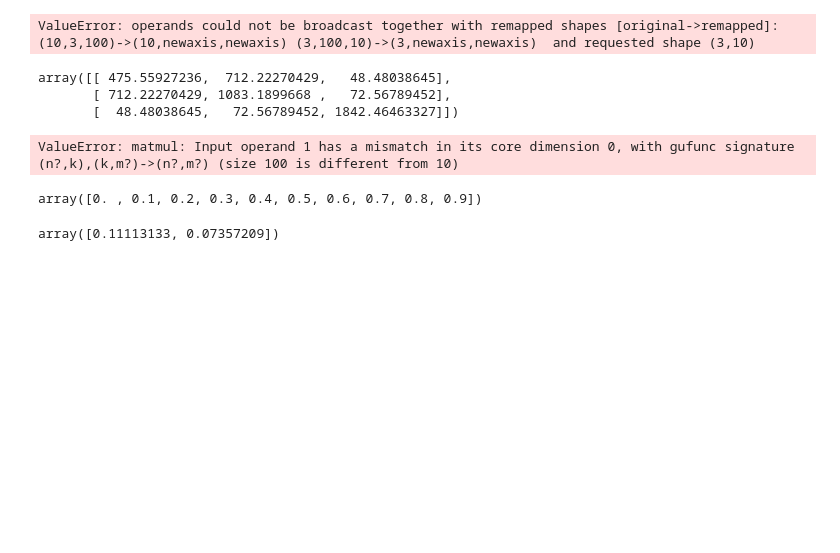
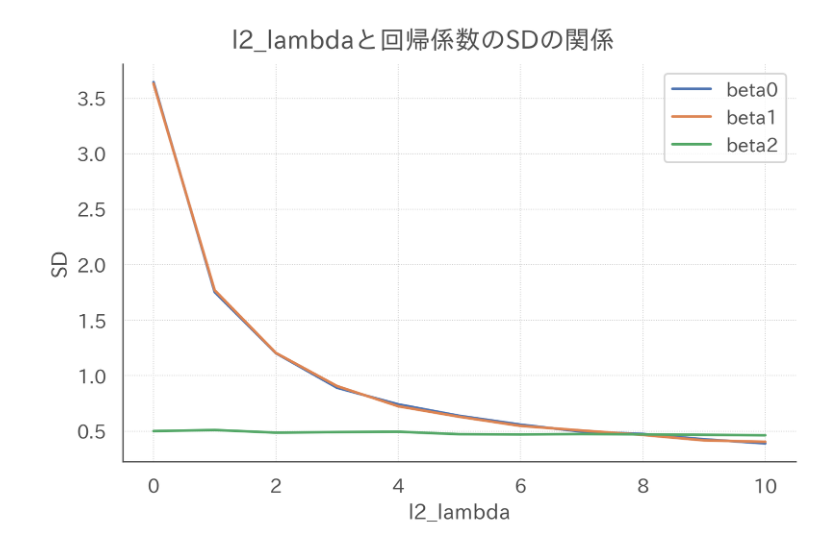
Before and after one commit to dropout009/multicollinearity, a Jupyter notebook: main.ipynb, the cells around one changed output. Drawn from its saved outputs; the diff is of its cells as text; code cells hidden in the pictures; blank space fills up the shorter version.

```diff
--- a/main.ipynb
+++ b/main.ipynb
@@ -246,25 +67,9 @@ sns.lineplot('rho', 'se1', hue='n_samples', data=df[df.sigma_e == 5])
-# %%
-(X.reshape(10, 3, 100) @ X.reshape(3, 100 ,10))[0, :]
-# %% [output]
-ValueError: operands could not be broadcast together with remapped shapes [original->remapped]: (10,3,100)->(10,newaxis,newaxis) (3,100,10)->(3,newaxis,newaxis)  and requested shape (3,10)
-# %%
-(X[0, :].T @ X[0, :])
-# %% [output]
-array([[ 475.55927236,  712.22270429,   48.48038645],
-       [ 712.22270429, 1083.1899668 ,   72.56789452],
-       [  48.48038645,   72.56789452, 1842.46463327]])
-# %%
-X, y = generate_simulation_data(n_simulations=10, n_samples=100, rho=rho, sigma_e=sigma_e, beta=beta)
-hbetas = np.linalg.inv(X.T @ X) @ (X.T @ y)
-se_hbeta = hbeta.std(axis=0)
-# %% [output]
-ValueError: matmul: Input operand 1 has a mismatch in its core dimension 0, with gufunc signature (n?,k),(k,m?)->(n?,m?) (size 100 is different from 10)
-# %%
-np.arange(0, 1, 0.1)
-# %% [output]
-array([0. , 0.1, 0.2, 0.3, 0.4, 0.5, 0.6, 0.7, 0.8, 0.9])
-# %%
-se_hbeta = np.sqrt(np.diag(np.linalg.inv(X.T @ X) * 1))
-se_hbeta
-# %% [output]
-array([0.11113133, 0.07357209])
+# %%
+target_key = "rho"
+target_values = [0.99]
+
+s = Simulator(**base_params)
+df = pd.concat([s.simulate(target_key, target_values, l2_lambda=l).assign(l2_lambda = l) for l in range(11)])
+s.plot(df, "l2_lambda", "SD")
+# %% [output]
+[figure, added]
```
Also changed, not shown: parts of 16 cells of this notebook.
